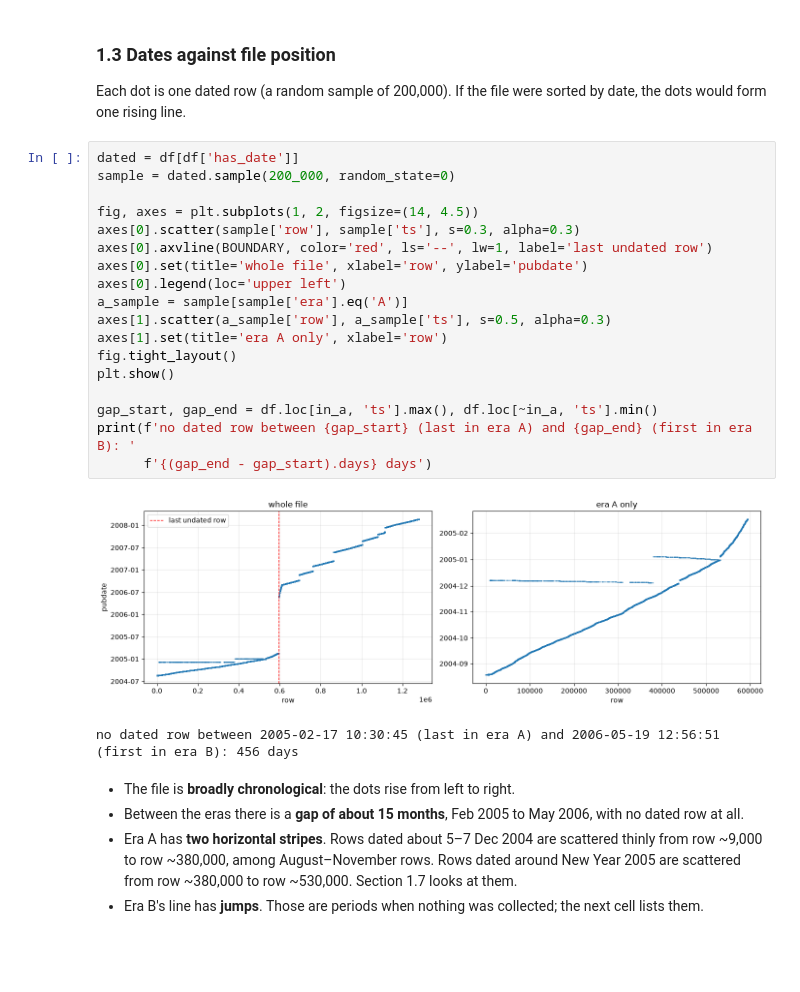
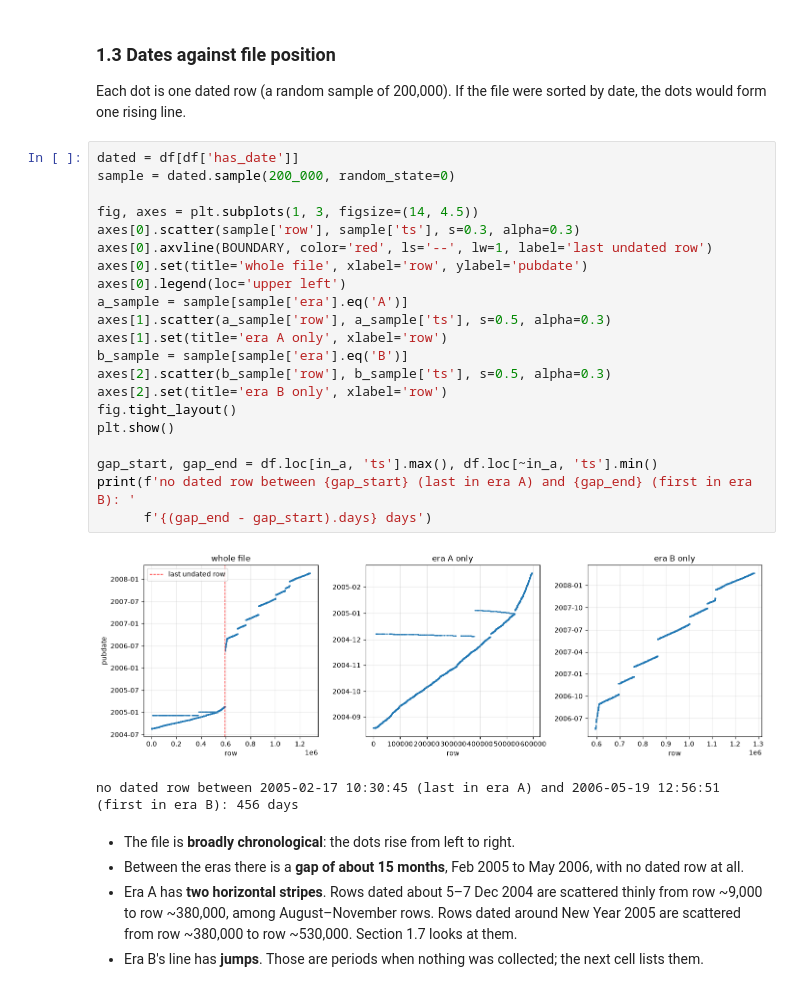
Before and after one commit to nr6000000/pw-przetwarzanie-danych, a Jupyter notebook: newsspace_analysis.ipynb, the cells around one changed output. Drawn from its saved outputs; the diff is of its cells as text; blank space fills up the shorter version.

```diff
--- a/newsspace_analysis.ipynb
+++ b/newsspace_analysis.ipynb
@@ -110,23 +110,26 @@ rising line.
 # %%
 dated = df[df['has_date']]
 sample = dated.sample(200_000, random_state=0)
 
-fig, axes = plt.subplots(1, 2, figsize=(14, 4.5))
+fig, axes = plt.subplots(1, 3, figsize=(14, 4.5))
 axes[0].scatter(sample['row'], sample['ts'], s=0.3, alpha=0.3)
 axes[0].axvline(BOUNDARY, color='red', ls='--', lw=1, label='last undated row')
 axes[0].set(title='whole file', xlabel='row', ylabel='pubdate')
 axes[0].legend(loc='upper left')
 a_sample = sample[sample['era'].eq('A')]
 axes[1].scatter(a_sample['row'], a_sample['ts'], s=0.5, alpha=0.3)
 axes[1].set(title='era A only', xlabel='row')
+b_sample = sample[sample['era'].eq('B')]
+axes[2].scatter(b_sample['row'], b_sample['ts'], s=0.5, alpha=0.3)
+axes[2].set(title='era B only', xlabel='row')
 fig.tight_layout()
 plt.show()
 
 gap_start, gap_end = df.loc[in_a, 'ts'].max(), df.loc[~in_a, 'ts'].min()
 print(f'no dated row between {gap_start} (last in era A) and {gap_end} (first in era B): '
       f'{(gap_end - gap_start).days} days')
 # %% [output]
-[figure, old version]
+[figure, new version]
 no dated row between 2005-02-17 10:30:45 (last in era A) and 2006-05-19 12:56:51 (first in era B): 456 days
 # %% [markdown]
 * The file is **broadly chronological**: the dots rise from left to right.
```
Also changed, not shown: parts of 1 cell of this notebook.
